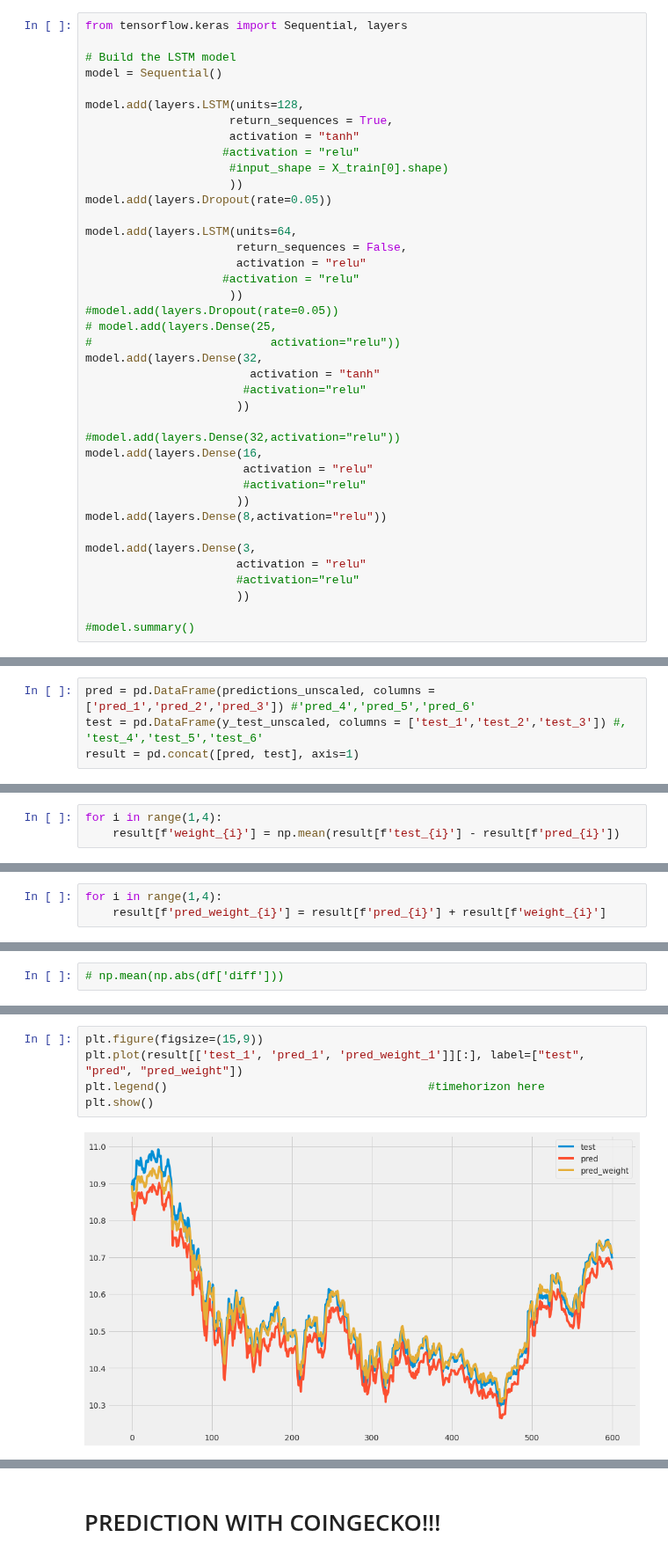
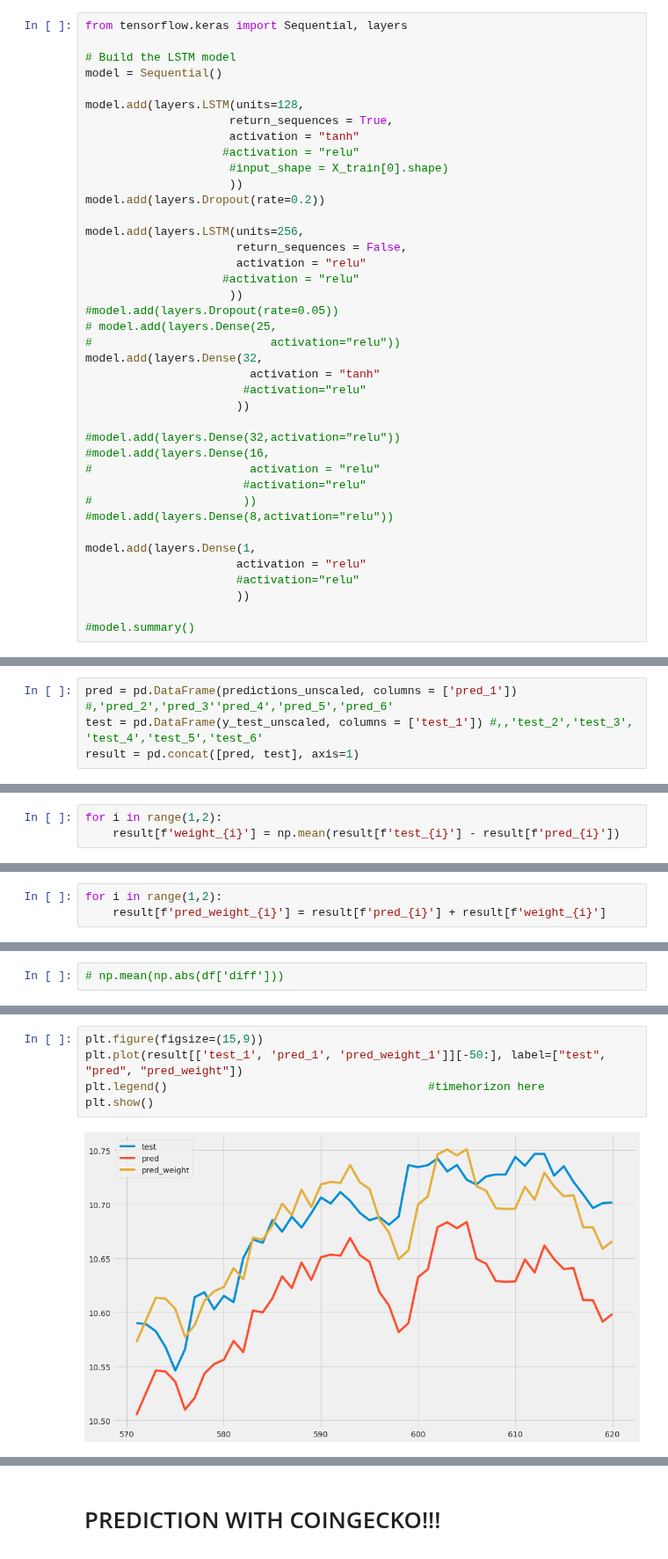
Before and after one commit to timjab92/cryptotrading-indicator, a Jupyter notebook: notebooks/BTC_pred_tim.ipynb, the cells around one changed output, grey strips where cells are left out. Shown at 88% size. Saved outputs shown, nothing was run; the diff lists cells and outputs as text.

```diff
--- a/notebooks/BTC_pred_tim.ipynb
+++ b/notebooks/BTC_pred_tim.ipynb
@@ -439,9 +465,9 @@ model.add(layers.LSTM(units=128,
                     #activation = "relu"
                      #input_shape = X_train[0].shape)
                      ))
-model.add(layers.Dropout(rate=0.05))
+model.add(layers.Dropout(rate=0.2))
 
-model.add(layers.LSTM(units=64,
+model.add(layers.LSTM(units=256,
                       return_sequences = False,
                       activation = "relu"
                     #activation = "relu"
@@ -455,13 +481,13 @@ model.add(layers.Dense(32,
                       ))
 
 #model.add(layers.Dense(32,activation="relu"))
-model.add(layers.Dense(16,
-                       activation = "relu"
+#model.add(layers.Dense(16,
+#                       activation = "relu"
                        #activation="relu"
-                      ))
-model.add(layers.Dense(8,activation="relu"))
+#                      ))
+#model.add(layers.Dense(8,activation="relu"))
 
-model.add(layers.Dense(3,
+model.add(layers.Dense(1,
                       activation = "relu"
                       #activation="relu"
                       ))
@@ -630,6 +655,6 @@ predictions.shape
 # %%
-pred = pd.DataFrame(predictions_unscaled, columns = ['pred_1','pred_2','pred_3']) #'pred_4','pred_5','pred_6'
-test = pd.DataFrame(y_test_unscaled, columns = ['test_1','test_2','test_3']) #, 'test_4','test_5','test_6'
+pred = pd.DataFrame(predictions_unscaled, columns = ['pred_1']) #,'pred_2','pred_3''pred_4','pred_5','pred_6'
+test = pd.DataFrame(y_test_unscaled, columns = ['test_1']) #,,'test_2','test_3', 'test_4','test_5','test_6'
 result = pd.concat([pred, test], axis=1)
 # %%
 result
@@ -650,5 +675,5 @@ result
 # %%
-for i in range(1,4):
+for i in range(1,2):
     result[f'weight_{i}'] = np.mean(result[f'test_{i}'] - result[f'pred_{i}'])
 # %%
 result
@@ -669,5 +694,5 @@ result
 # %%
-for i in range(1,4):
+for i in range(1,2):
     result[f'pred_weight_{i}'] = result[f'pred_{i}'] + result[f'weight_{i}']
 # %%
 result
@@ -734,10 +765,10 @@ np.mean(np.abs((y_test_unscaled - predictions_unscaled) / y_test_unscaled)) *100
 # %%
 plt.figure(figsize=(15,9))
-plt.plot(result[['test_1', 'pred_1', 'pred_weight_1']][:], label=["test", "pred", "pred_weight"])
+plt.plot(result[['test_1', 'pred_1', 'pred_weight_1']][-50:], label=["test", "pred", "pred_weight"])
 plt.legend()                                      #timehorizon here
 plt.show()
 # %% [output]
-[figure, old version]
+[figure, new version]
 # %%
 fig, axs = plt.subplots(2,2,figsize=(15,15))
 axs[0,0].plot(result[['test_1', 'pred_1', 'pred_weight_1']][-100:], label=["test", "pred", "pred_weight"])
```
Also changed, not shown: parts of 60 cells of this notebook, 1 other file.
